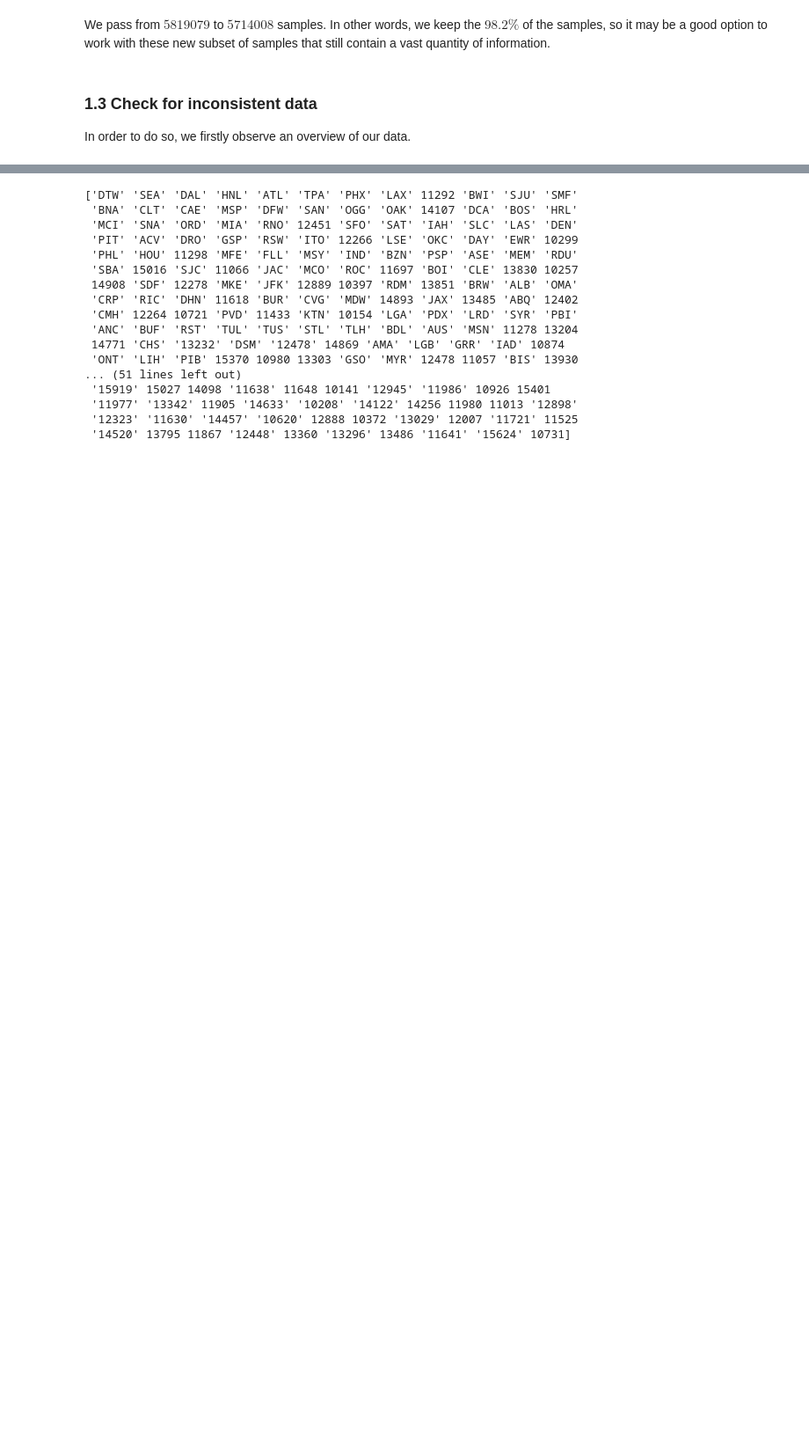
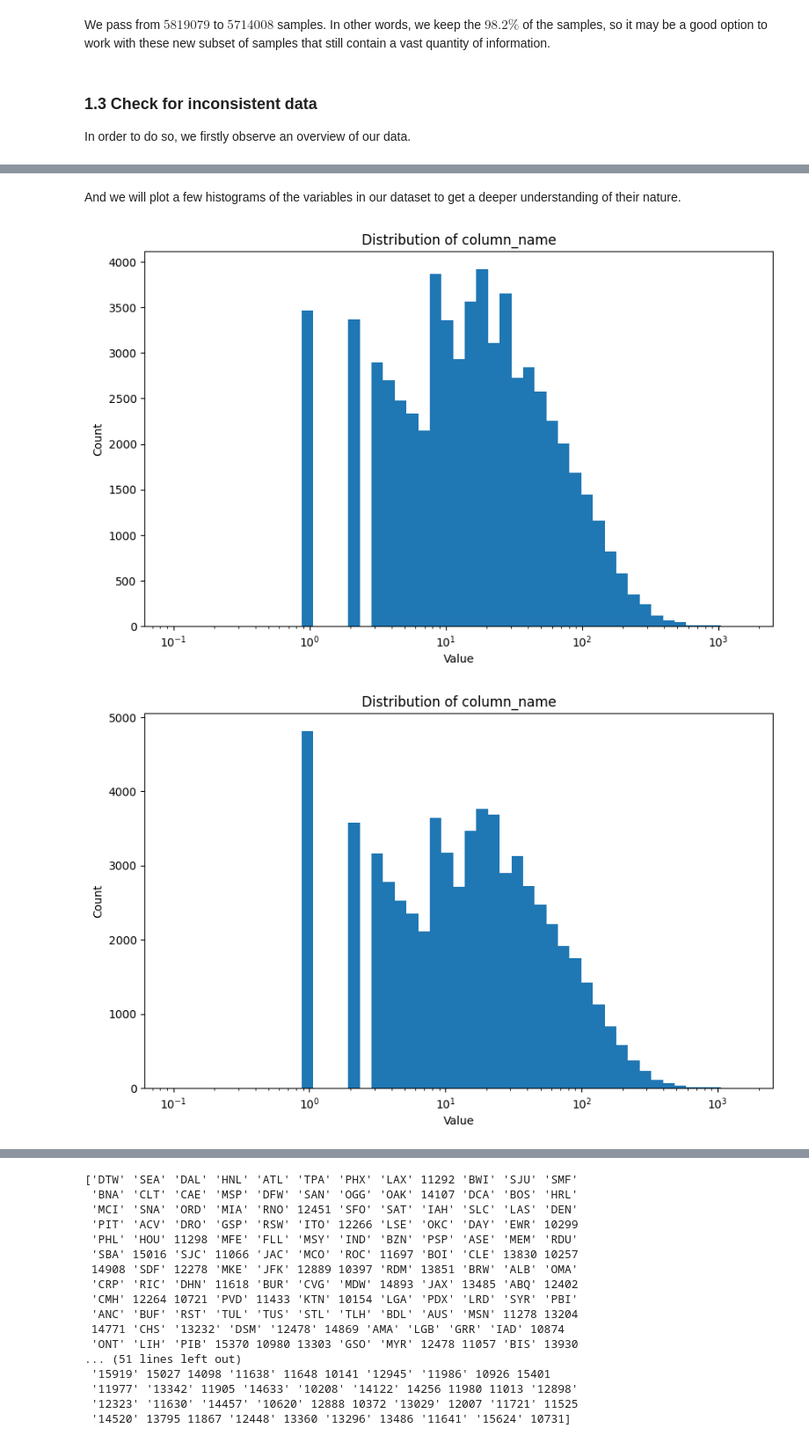
Before and after one commit to marcjaner/AA1_project, a Jupyter notebook: AA1_practica_JanerCamps.ipynb, the cells around one changed output, grey strips where cells are left out. Shown: that part at 88% size. Saved outputs shown, nothing was run; the diff lists cells and outputs as text; code cells hidden in the pictures; blank space fills up the shorter version.

Commit message:
implemented function to plot histogram of column from dataset

```diff
--- a/AA1_practica_JanerCamps.ipynb
+++ b/AA1_practica_JanerCamps.ipynb
@@ -176,3 +154,50 @@ flights.describe()
 | 50% | -5.000000 | 7.000000 | 16.000000 | 4.000000 | 1518.000000 | 1329.000000 | -2.000000 | ... |
 | 75% | 8.000000 | 9.000000 | 23.000000 | 6.000000 | 1916.000000 | 1739.000000 | 7.000000 | ... |
 | max | 1557.000000 | 12.000000 | 31.000000 | 7.000000 | 2359.000000 | 2400.000000 | 1576.000000 | ... |
+# %% [markdown]
+And we will plot a few histograms of the variables in our dataset to get a deeper understanding of their nature.
+# %%
+def plot_histogram_of_column(data, title, x_title, y_title, x_log, y_log):
+    if not title:
+        title = "Histogram"
+
+    if not x_title:
+        x_title = "Value"
+
+    if not y_title:
+        y_title = "Count"
+
+    if x_log:
+        # Set up histogram with logarithmic x-axis
+        fig, ax = plt.subplots(figsize=(10, 6))
+        ax.hist(data, bins=10**np.linspace(np.log10(0.1), np.log10(data.max()), 50))
+
+        # Set x-axis to logarithmic scale
+        ax.set_xscale('log')
+
+        x_title = "Log " + x_title
+    else:
+        # Create plot with histogram of DAY column
+        fig, ax = plt.subplots(figsize=(10, 6))
+        ax.hist(data)
+
+    if y_log:
+        # Apply logarithm to y-axis
+        ax.set_yscale('log')
+
+    # Add labels and title
+    ax.set_xlabel('Value')
+    ax.set_ylabel('Count')
+    ax.set_title('Distribution of column_name')
+
+    # Show plot
+    plt.show()
+# %%
+# Plot of the arrival_delay column
+plot_histogram_of_column(flights["ARRIVAL_DELAY"], "Distribution of arrival delay", None, None, True, False)
+
+# Histogram of DEPARTURE_DELAY column
+plot_histogram_of_column(flights["DEPARTURE_DELAY"], "Distribution of departure delay", None, None, True, False)
+# %% [output]
+[figure, added]
+[figure, added]
```
Also changed, not shown: parts of 6 cells of this notebook.
